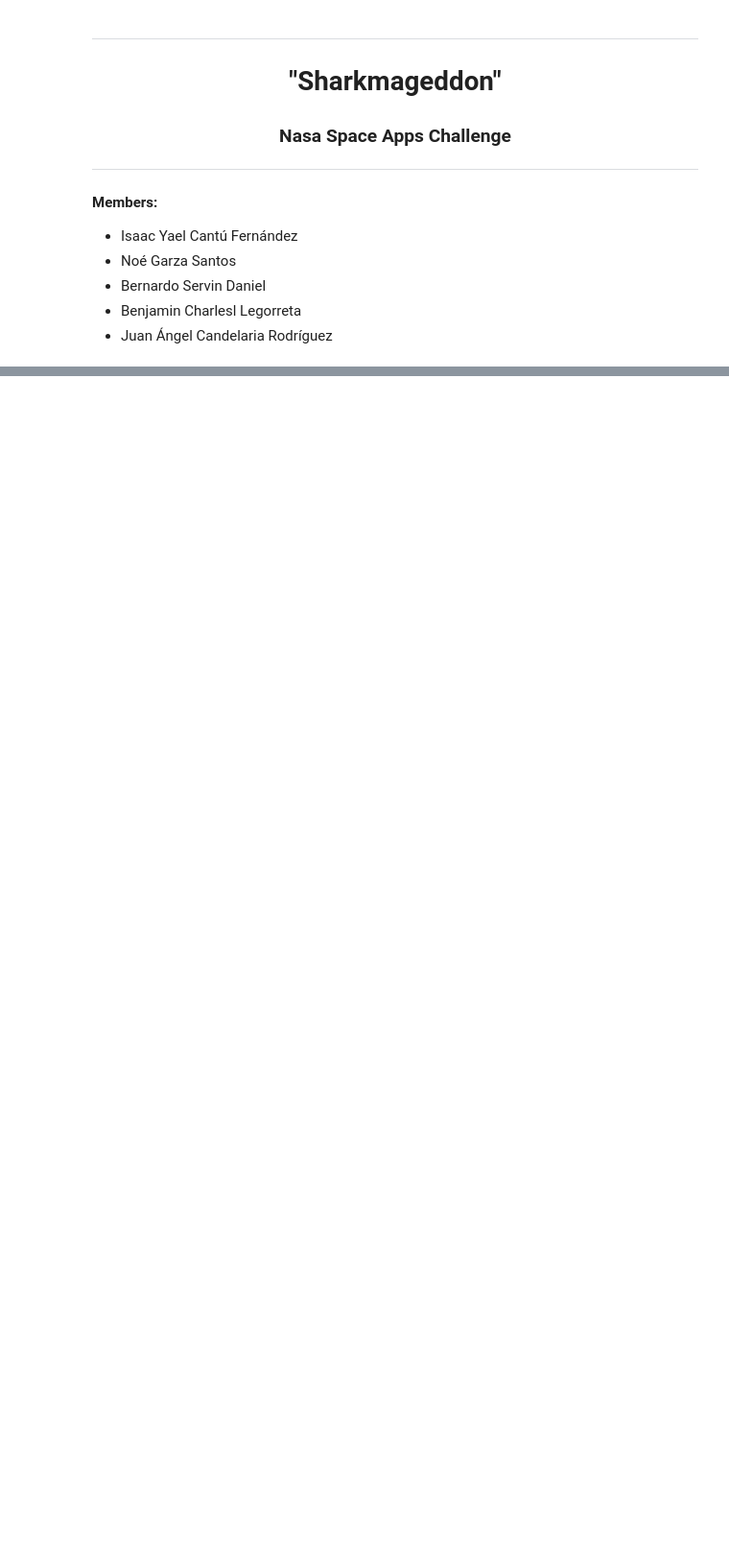
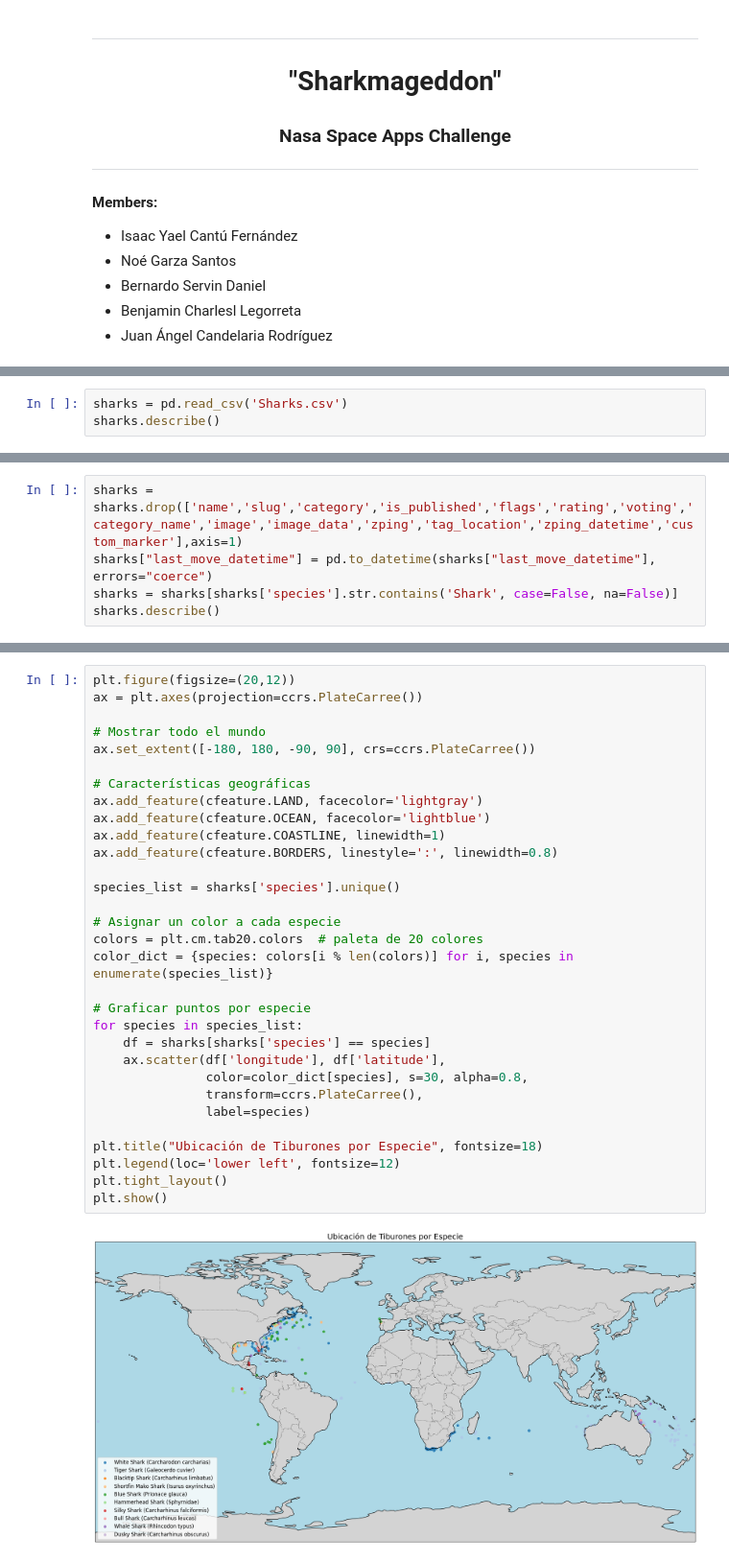
Before and after one commit to Isaac24-Y/Sharkmageddon, a Jupyter notebook: Reporte.ipynb, the cells around one changed output, grey strips where cells are left out. Shown at 96% size. Cells and saved outputs as stored; diff of their text form; blank space fills up the shorter version.

```diff
--- a/Reporte.ipynb
+++ b/Reporte.ipynb
@@ -112,0 +65,3 @@ https://search.earthdata.nasa.gov/search?projectId=3622605049&portal=obdaac
+# %%
+sharks = pd.read_csv('Sharks.csv')
+sharks.describe()
@@ -112,0 +80,5 @@ https://search.earthdata.nasa.gov/search?projectId=3622605049&portal=obdaac
+# %%
+sharks = sharks.drop(['name','slug','category','is_published','flags','rating','voting','category_name','image','image_data','zping','tag_location','zping_datetime','custom_marker'],axis=1)
+sharks["last_move_datetime"] = pd.to_datetime(sharks["last_move_datetime"], errors="coerce")
+sharks = sharks[sharks['species'].str.contains('Shark', case=False, na=False)]
+sharks.describe()
@@ -112,0 +119,33 @@ https://search.earthdata.nasa.gov/search?projectId=3622605049&portal=obdaac
+# %%
+plt.figure(figsize=(20,12))
+ax = plt.axes(projection=ccrs.PlateCarree())
+
+# Mostrar todo el mundo
+ax.set_extent([-180, 180, -90, 90], crs=ccrs.PlateCarree())
+
+# Características geográficas
+ax.add_feature(cfeature.LAND, facecolor='lightgray')
+ax.add_feature(cfeature.OCEAN, facecolor='lightblue')
+ax.add_feature(cfeature.COASTLINE, linewidth=1)
+ax.add_feature(cfeature.BORDERS, linestyle=':', linewidth=0.8)
+
+species_list = sharks['species'].unique()
+
+# Asignar un color a cada especie
+colors = plt.cm.tab20.colors  # paleta de 20 colores
+color_dict = {species: colors[i % len(colors)] for i, species in enumerate(species_list)}
+
+# Graficar puntos por especie
+for species in species_list:
+    df = sharks[sharks['species'] == species]
+    ax.scatter(df['longitude'], df['latitude'],
+               color=color_dict[species], s=30, alpha=0.8,
+               transform=ccrs.PlateCarree(),
+               label=species)
+
+plt.title("Ubicación de Tiburones por Especie", fontsize=18)
+plt.legend(loc='lower left', fontsize=12)
+plt.tight_layout()
+plt.show()
+# %% [output]
+[figure, added]
```
Also changed, not shown: parts of 74 cells of this notebook, 2 other files.
